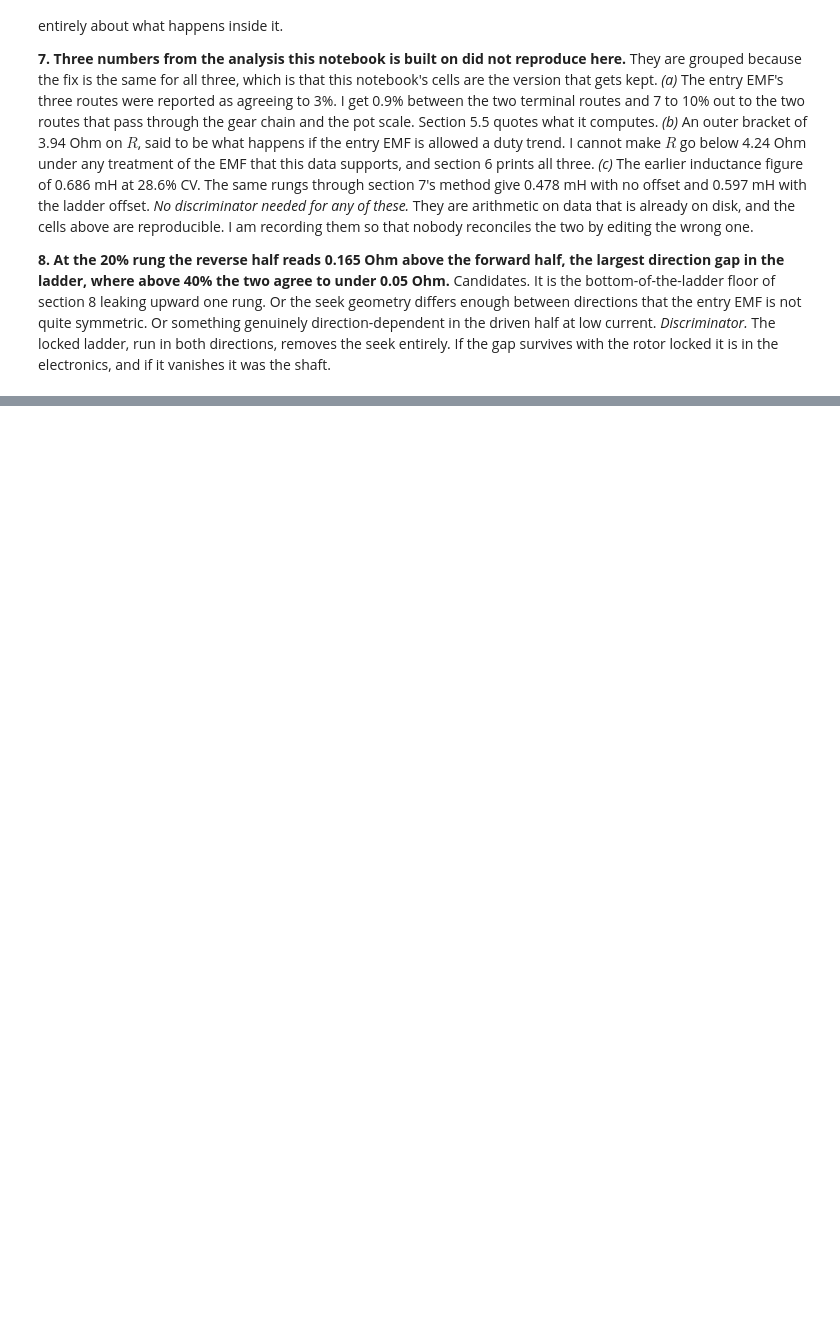
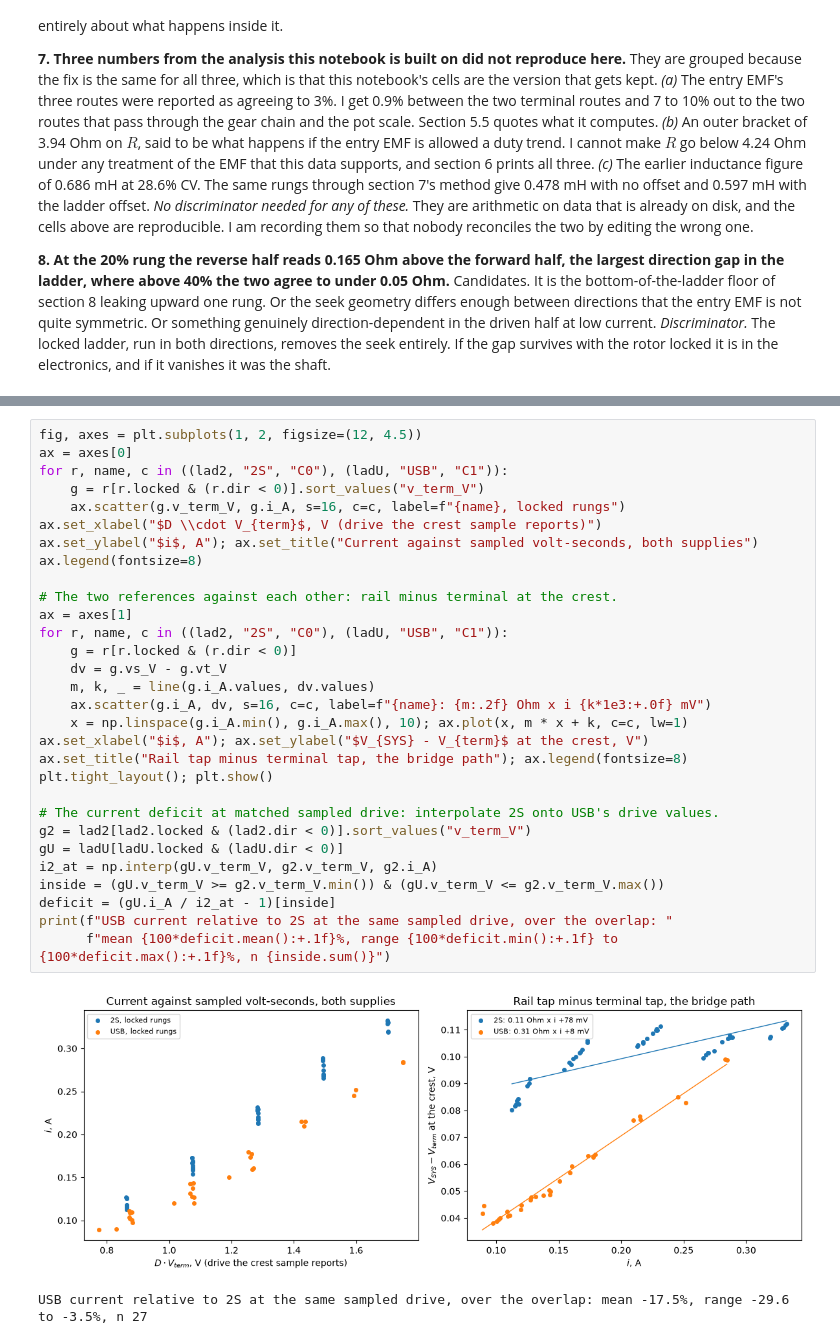
Before and after one commit to OpenServoCore/open-servo-core, a Jupyter notebook: notebooks/02-electrical.ipynb, the cells around one changed output, grey strips where cells are left out. Saved outputs shown, nothing was run; the diff lists cells and outputs as text; blank space fills up the shorter version.

```diff
--- a/notebooks/02-electrical.ipynb
+++ b/notebooks/02-electrical.ipynb
@@ -2447,0 +2832,33 @@ was the shaft.
+# %%
+fig, axes = plt.subplots(1, 2, figsize=(12, 4.5))
+ax = axes[0]
+for r, name, c in ((lad2, "2S", "C0"), (ladU, "USB", "C1")):
+    g = r[r.locked & (r.dir < 0)].sort_values("v_term_V")
+    ax.scatter(g.v_term_V, g.i_A, s=16, c=c, label=f"{name}, locked rungs")
+ax.set_xlabel("$D \\cdot V_{term}$, V (drive the crest sample reports)")
+ax.set_ylabel("$i$, A"); ax.set_title("Current against sampled volt-seconds, both supplies")
+ax.legend(fontsize=8)
+
+# The two references against each other: rail minus terminal at the crest.
+ax = axes[1]
+for r, name, c in ((lad2, "2S", "C0"), (ladU, "USB", "C1")):
+    g = r[r.locked & (r.dir < 0)]
+    dv = g.vs_V - g.vt_V
+    m, k, _ = line(g.i_A.values, dv.values)
+    ax.scatter(g.i_A, dv, s=16, c=c, label=f"{name}: {m:.2f} Ohm x i {k*1e3:+.0f} mV")
+    x = np.linspace(g.i_A.min(), g.i_A.max(), 10); ax.plot(x, m * x + k, c=c, lw=1)
+ax.set_xlabel("$i$, A"); ax.set_ylabel("$V_{SYS} - V_{term}$ at the crest, V")
+ax.set_title("Rail tap minus terminal tap, the bridge path"); ax.legend(fontsize=8)
+plt.tight_layout(); plt.show()
+
+# The current deficit at matched sampled drive: interpolate 2S onto USB's drive values.
+g2 = lad2[lad2.locked & (lad2.dir < 0)].sort_values("v_term_V")
+gU = ladU[ladU.locked & (ladU.dir < 0)]
+i2_at = np.interp(gU.v_term_V, g2.v_term_V, g2.i_A)
+inside = (gU.v_term_V >= g2.v_term_V.min()) & (gU.v_term_V <= g2.v_term_V.max())
+deficit = (gU.i_A / i2_at - 1)[inside]
+print(f"USB current relative to 2S at the same sampled drive, over the overlap: "
+      f"mean {100*deficit.mean():+.1f}%, range {100*deficit.min():+.1f} to {100*deficit.max():+.1f}%, n {inside.sum()}")
+# %% [output]
+[figure, added]
+USB current relative to 2S at the same sampled drive, over the overlap: mean -17.5%, range -29.6 to -3.5%, n 27
```
Also changed, not shown: parts of 25 cells of this notebook, 1 other file.
